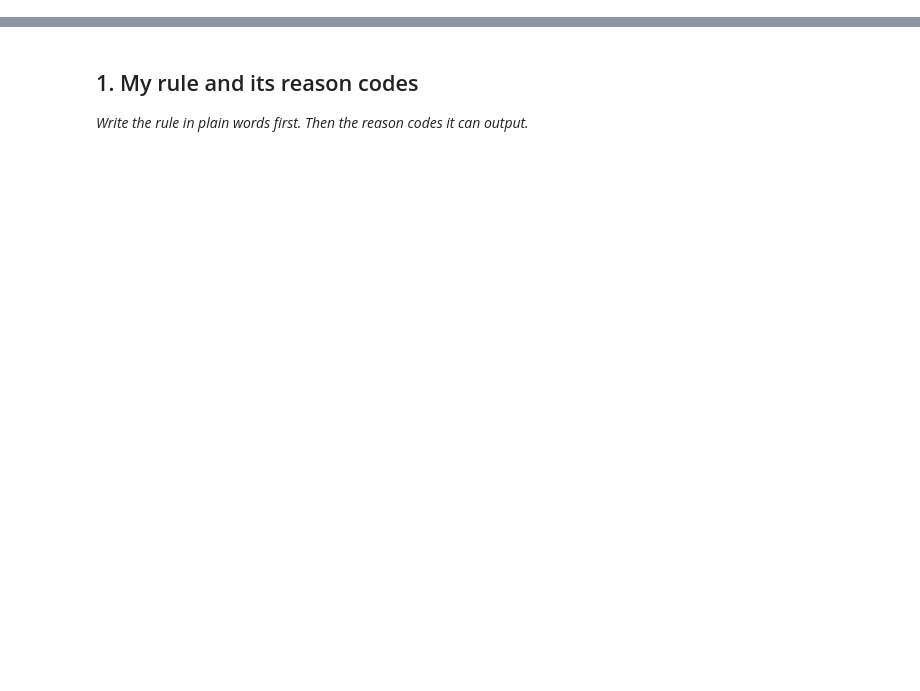
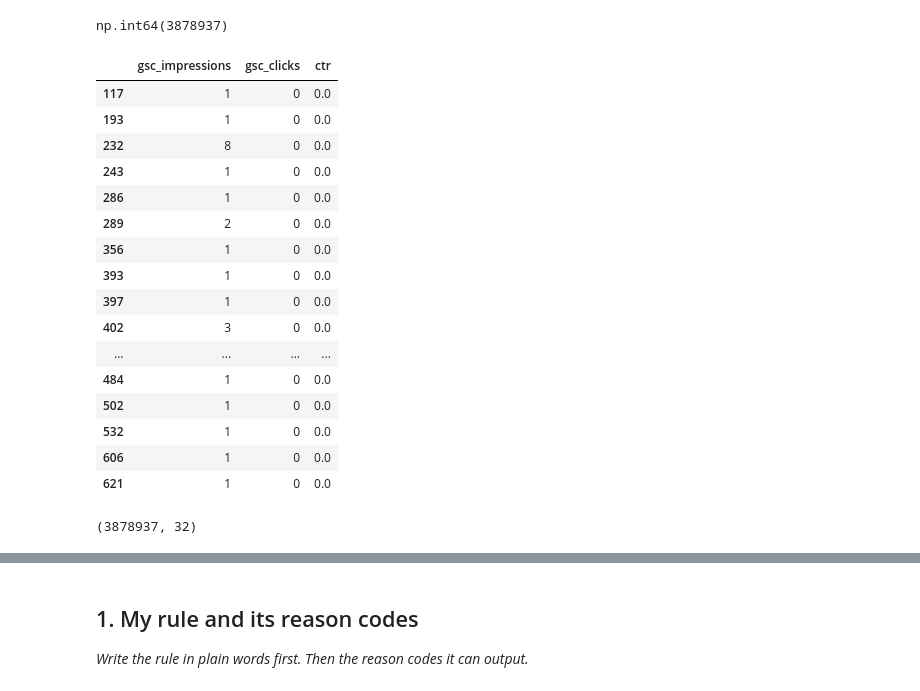
Before and after one commit to ibrahimcancode/flyrank-ml-internship, a Jupyter notebook: work/notebooks/w04_baseline_score.ipynb, the cells around one changed output, grey strips where cells are left out. Drawn from its saved outputs; the diff is of its cells as text; code cells hidden in the pictures; blank space fills up the shorter version.

```diff
--- a/work/notebooks/w04_baseline_score.ipynb
+++ b/work/notebooks/w04_baseline_score.ipynb
@@ -8,0 +37,13 @@ This skeleton is yours to fill. Work the sections **in order** — each one has
+# %%
+from huggingface_hub import hf_hub_download
+import pandas as pd
+
+file_path = hf_hub_download(
+    repo_id="FlyRank/internship-warehouse",
+    filename="fact_content_daily_performance_sample.parquet",
+    repo_type="dataset"
+)
+
+df = pd.read_parquet(file_path)
+
+df.head()
@@ -8,0 +62,4 @@ This skeleton is yours to fill. Work the sections **in order** — each one has
+# %%
+df["ctr"] = df["gsc_clicks"] / (df["gsc_impressions"] + 1)
+
+df[["gsc_impressions", "gsc_clicks", "ctr"]].head()
@@ -8,0 +86,32 @@ This skeleton is yours to fill. Work the sections **in order** — each one has
+# %%
+(df["gsc_impressions"] > 0).sum()
+# %% [output]
+np.int64(3878937)
+# %%
+df[df["gsc_impressions"] > 0][
+    ["gsc_impressions", "gsc_clicks", "ctr"]
+].head(20)
+# %% [output]
+|  | gsc_impressions | gsc_clicks | ctr |
+| 117 | 1 | 0 | 0.0 |
+| 193 | 1 | 0 | 0.0 |
+| 232 | 8 | 0 | 0.0 |
+| 243 | 1 | 0 | 0.0 |
+| 286 | 1 | 0 | 0.0 |
+| 289 | 2 | 0 | 0.0 |
+| 356 | 1 | 0 | 0.0 |
+| 393 | 1 | 0 | 0.0 |
+| 397 | 1 | 0 | 0.0 |
+| 402 | 3 | 0 | 0.0 |
+| ... | ... | ... | ... |
+| 484 | 1 | 0 | 0.0 |
+| 502 | 1 | 0 | 0.0 |
+| 532 | 1 | 0 | 0.0 |
+| 606 | 1 | 0 | 0.0 |
+| 621 | 1 | 0 | 0.0 |
+# %%
+signal_df = df[df["gsc_impressions"] > 0].copy()
+
+signal_df.shape
+# %% [output]
+(3878937, 32)
```
Also changed, not shown: parts of 33 cells of this notebook.
